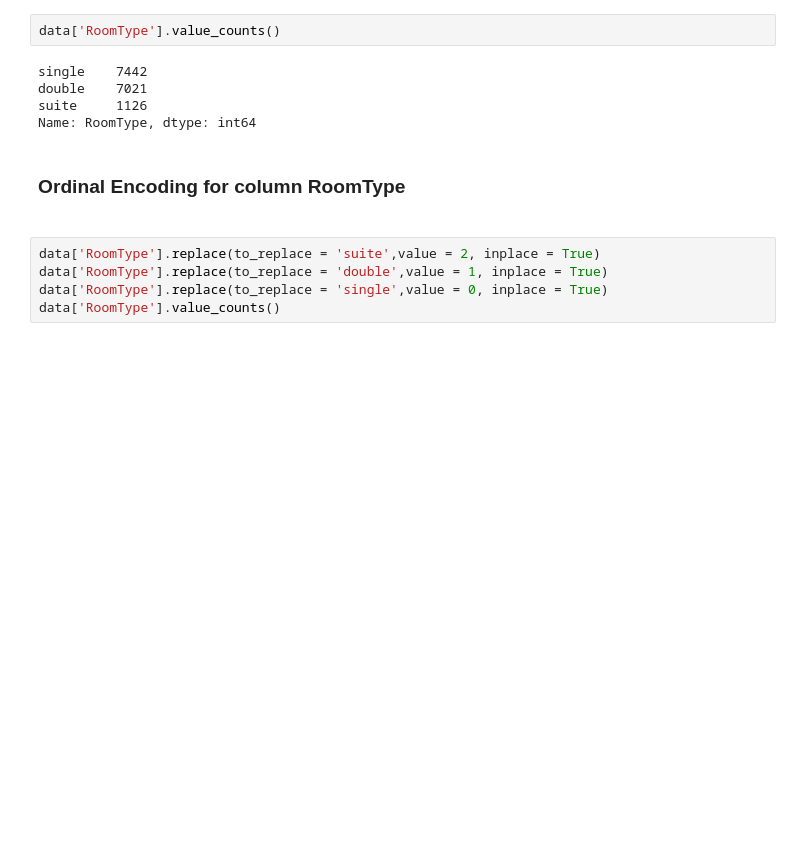
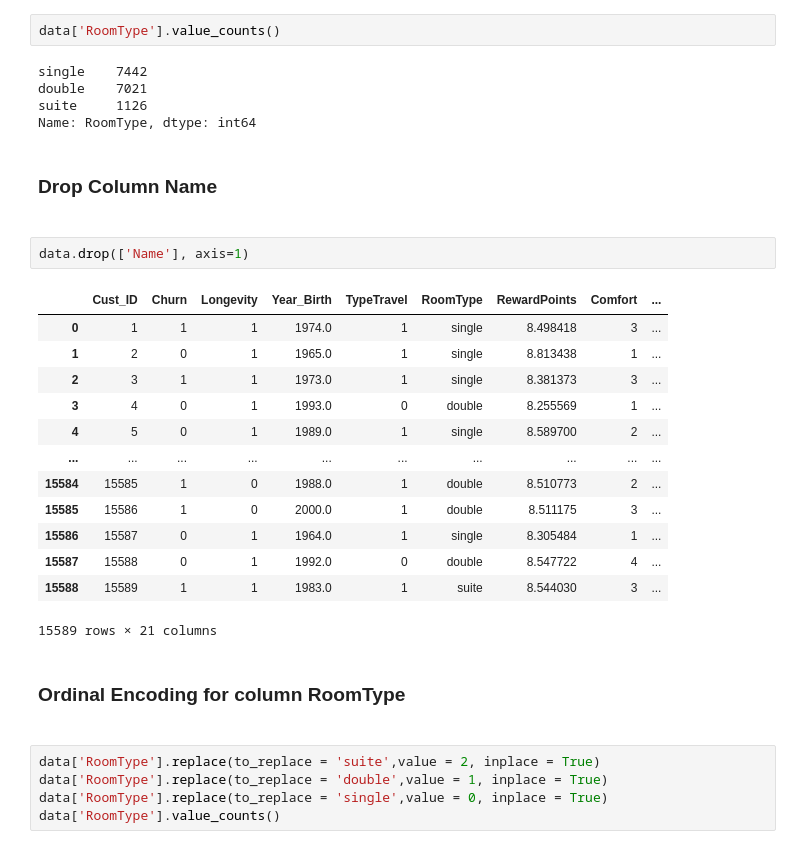
Before and after one commit to Leon209/Project_1-Supervised-Model, a Jupyter notebook: Project 1.ipynb, the cells around one changed output. Drawn from its saved outputs; the diff is of its cells as text; blank space fills up the shorter version.

Commit message:
Dropped Column Name

```diff
--- a/Project 1.ipynb
+++ b/Project 1.ipynb
@@ -267,6 +267,24 @@ single    7442
 double    7021
 suite     1126
 Name: RoomType, dtype: int64
+# %% [markdown]
+<h3> Drop Column Name<h3>
+# %%
+data.drop(['Name'], axis=1)
+# %% [output]
+|  | Cust_ID | Churn | Longevity | Year_Birth | TypeTravel | RoomType | RewardPoints | Comfort | ... |
+| 0 | 1 | 1 | 1 | 1974.0 | 1 | single | 8.498418 | 3 | ... |
+| 1 | 2 | 0 | 1 | 1965.0 | 1 | single | 8.813438 | 1 | ... |
+| 2 | 3 | 1 | 1 | 1973.0 | 1 | single | 8.381373 | 3 | ... |
+| 3 | 4 | 0 | 1 | 1993.0 | 0 | double | 8.255569 | 1 | ... |
+| 4 | 5 | 0 | 1 | 1989.0 | 1 | single | 8.589700 | 2 | ... |
+| ... | ... | ... | ... | ... | ... | ... | ... | ... | ... |
+| 15584 | 15585 | 1 | 0 | 1988.0 | 1 | double | 8.510773 | 2 | ... |
+| 15585 | 15586 | 1 | 0 | 2000.0 | 1 | double | 8.511175 | 3 | ... |
+| 15586 | 15587 | 0 | 1 | 1964.0 | 1 | single | 8.305484 | 1 | ... |
+| 15587 | 15588 | 0 | 1 | 1992.0 | 0 | double | 8.547722 | 4 | ... |
+| 15588 | 15589 | 1 | 1 | 1983.0 | 1 | suite | 8.544030 | 3 | ... |
+15589 rows × 21 columns
 # %% [markdown]
 <h3>Ordinal Encoding for column RoomType<h3>
 # %%
```
